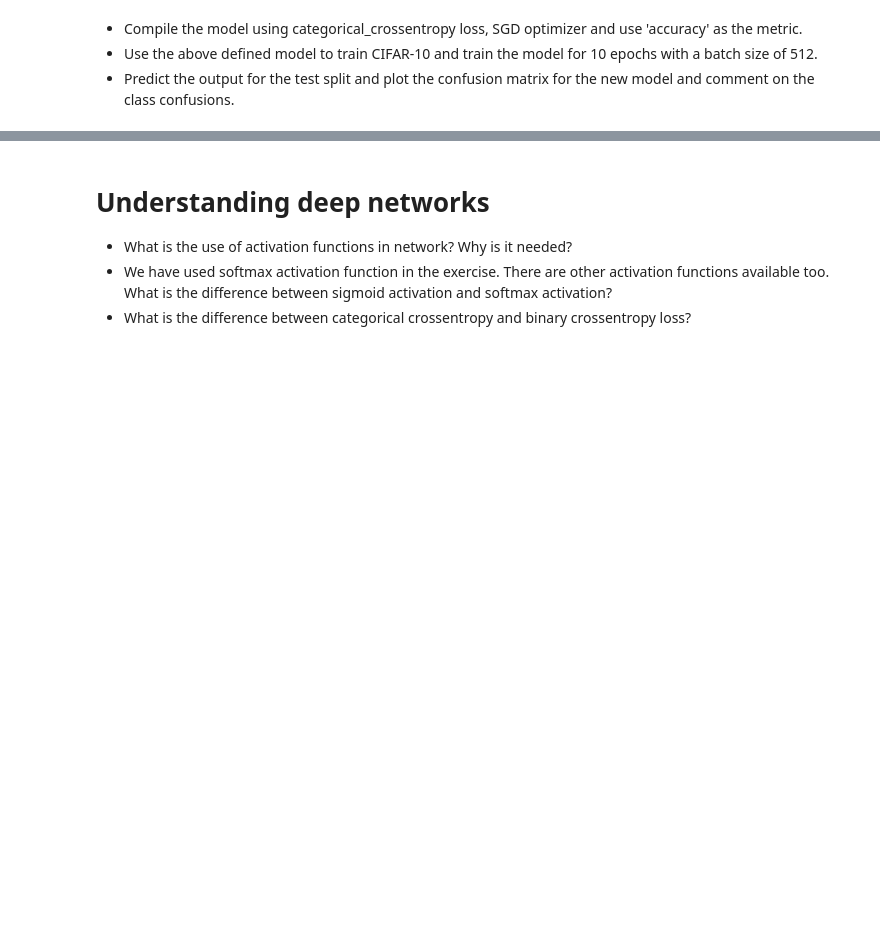
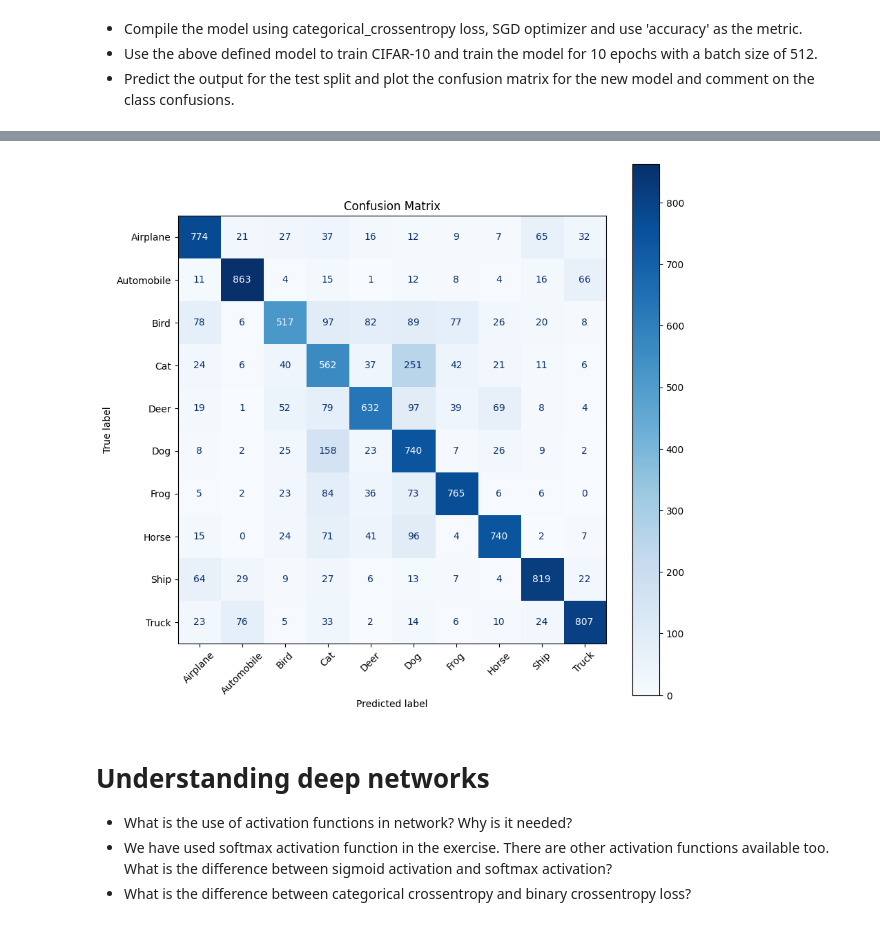
Before and after one commit to MercyMoparthy/lab-image-classification-using-convolutional-neural-networks, a Jupyter notebook: main.ipynb, the cells around one changed output, grey strips where cells are left out. Saved outputs shown, nothing was run; the diff lists cells and outputs as text; code cells hidden in the pictures; blank space fills up the shorter version.

```diff
--- a/main.ipynb
+++ b/main.ipynb
@@ -139,0 +447,12 @@ clear_session()
+# %%
+# Your code here :
+# Load CIFAR-10 dataset
+(x_train, y_train), (x_test, y_test) = cifar10.load_data()
+# resize
+x_train = tf.image.resize(x_train, (64, 64)).numpy() / 255.0
+x_test = tf.image.resize(x_test, (64, 64)).numpy() / 255.0
+# convert class vectors to binary class matrices
+y_train = to_categorical(y_train, num_classes=10)
+y_test = to_categorical(y_test, num_classes=10)
+print("y_train shape:", y_train.shape)
+print("y_test shape:", y_test.shape)
@@ -145,0 +527,6 @@ clear_session()
+# %%
+# Your code here :
+batch_size = 512
+epochs = 10
+model.compile(loss="categorical_crossentropy", optimizer="adam", metrics=["accuracy"])
+model.fit(x_train, y_train, batch_size=batch_size, epochs=epochs, validation_split=0.1)
@@ -145,0 +563,22 @@ clear_session()
+# %%
+from sklearn.metrics import confusion_matrix, ConfusionMatrixDisplay
+import numpy as np
+
+y_pred_probs = model.predict(x_test)  # shape: (10000, 10)
+y_pred = np.argmax(y_pred_probs, axis=1)  # shape: (10000,)
+y_true = np.argmax(y_test, axis=1)        # shape: (10000,)
+# Get confusion matrix
+cm = confusion_matrix(y_true, y_pred)
+
+# Plot using sklearn
+labels = [
+    'Airplane', 'Automobile', 'Bird', 'Cat', 'Deer',
+    'Dog', 'Frog', 'Horse', 'Ship', 'Truck'
+]
+
+disp = ConfusionMatrixDisplay(confusion_matrix=cm, display_labels=labels)
+fig, ax = plt.subplots(figsize=(10, 10))
+disp.plot(ax=ax, cmap='Blues', xticks_rotation=45)
+plt.title("Confusion Matrix")
+plt.show()
+# %% [output]
@@ -146,3 +586,4 @@ clear_session()
+[figure, added]
 # %% [markdown]
 # Understanding deep networks
 
```
Also changed, not shown: parts of 42 cells of this notebook.
